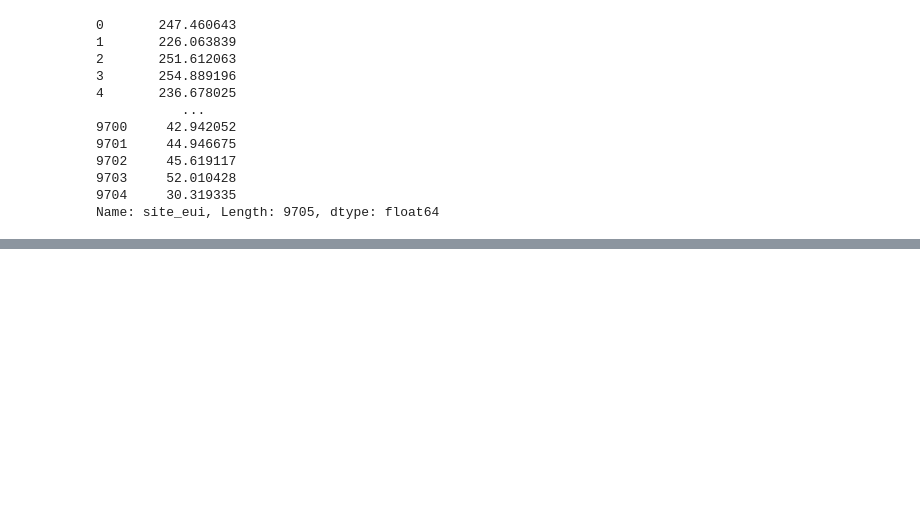
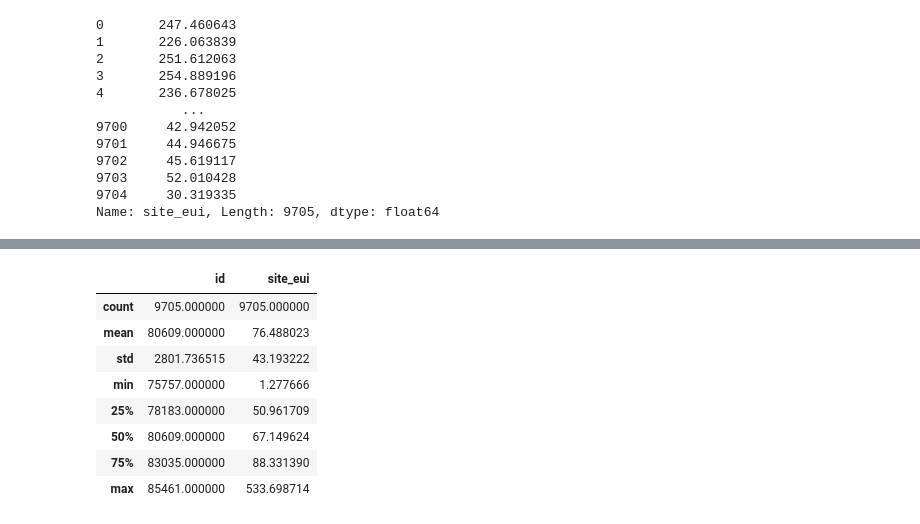
Before and after one commit to ccollado7/wds-datathon-2022, a Jupyter notebook: notebooks/modelos/mode_mean/modelo_mean.ipynb, the cells around one changed output, grey strips where cells are left out. Cells and saved outputs as stored; diff of their text form; code cells hidden in the pictures; blank space fills up the shorter version.

```diff
--- a/notebooks/modelos/mode_mean/modelo_mean.ipynb
+++ b/notebooks/modelos/mode_mean/modelo_mean.ipynb
@@ -88,0 +96,12 @@ submit.to_csv('modelo_mean.csv',index=False)
+# %%
+df_modelo_5c.describe()
+# %% [output]
+|  | id | site_eui |
+| count | 9705.000000 | 9705.000000 |
+| mean | 80609.000000 | 76.488023 |
+| std | 2801.736515 | 43.193222 |
+| min | 75757.000000 | 1.277666 |
+| 25% | 78183.000000 | 50.961709 |
+| 50% | 80609.000000 | 67.149624 |
+| 75% | 83035.000000 | 88.331390 |
+| max | 85461.000000 | 533.698714 |
```
Also changed, not shown: parts of 17 cells of this notebook, 25 other files.
